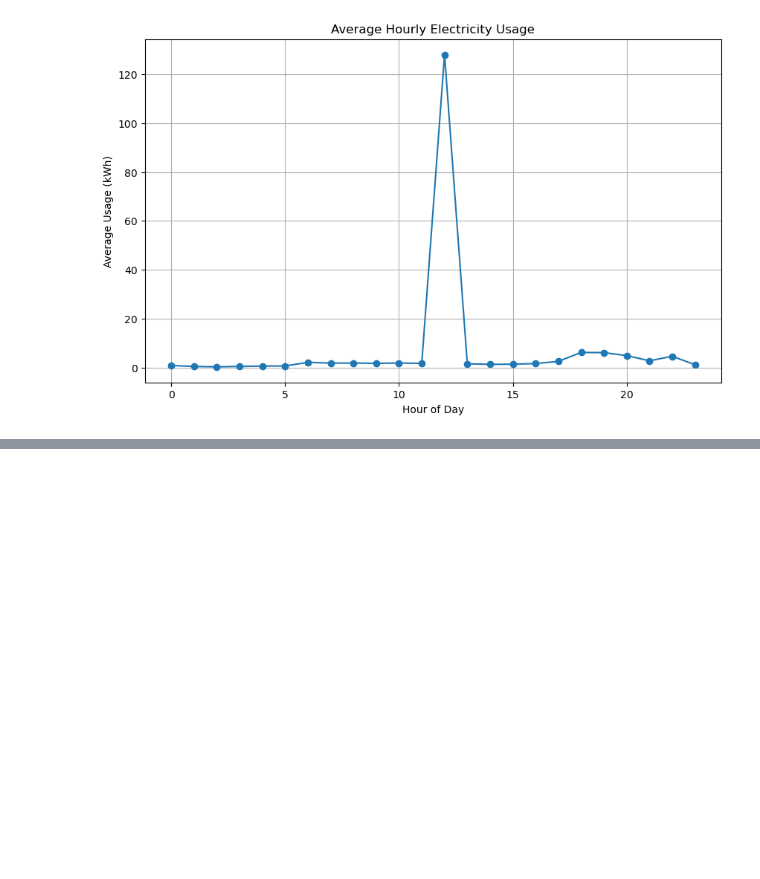
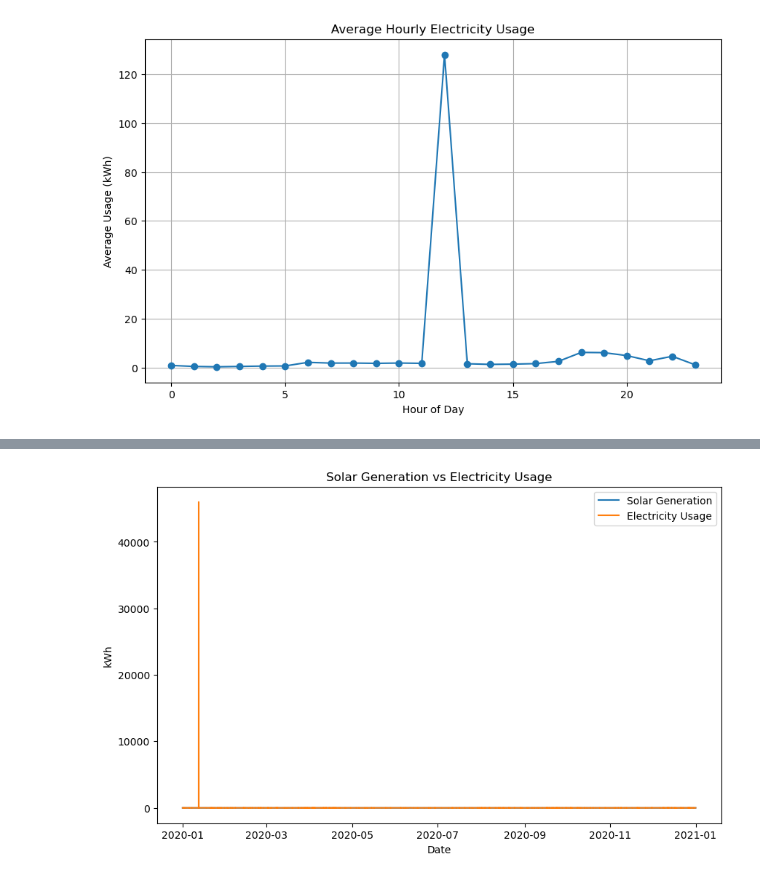
Before and after one commit to GichukiEdwin/Data-Analysis-Notebook, a Jupyter notebook: solar_battery_analysis/solar_battery_analysis.ipynb, the cells around one changed output, grey strips where cells are left out. Saved outputs shown, nothing was run; the diff lists cells and outputs as text; code cells hidden in the pictures; blank space fills up the shorter version.

```diff
--- a/solar_battery_analysis/solar_battery_analysis.ipynb
+++ b/solar_battery_analysis/solar_battery_analysis.ipynb
@@ -257,0 +258,14 @@ Mean Squared Error: 228.14376653956398
+# %%
+# Visualization and Reporting - Objective: Create visualizations to communicate findings.
+import matplotlib.pyplot as plt
+# Plotting example
+plt.figure(figsize=(10, 6))
+plt.plot(df['Date/hour start'], df['Solar electricity generation (kWh)'], label='Solar Generation')
+plt.plot(df['Date/hour start'], df['Electricity usage (kWh)'], label='Electricity Usage')
+plt.title('Solar Generation vs Electricity Usage')
+plt.xlabel('Date')
+plt.ylabel('kWh')
+plt.legend()
+plt.show()
+# %% [output]
+[figure, added]
```
Also changed, not shown: parts of 13 cells of this notebook, 4 other files.
